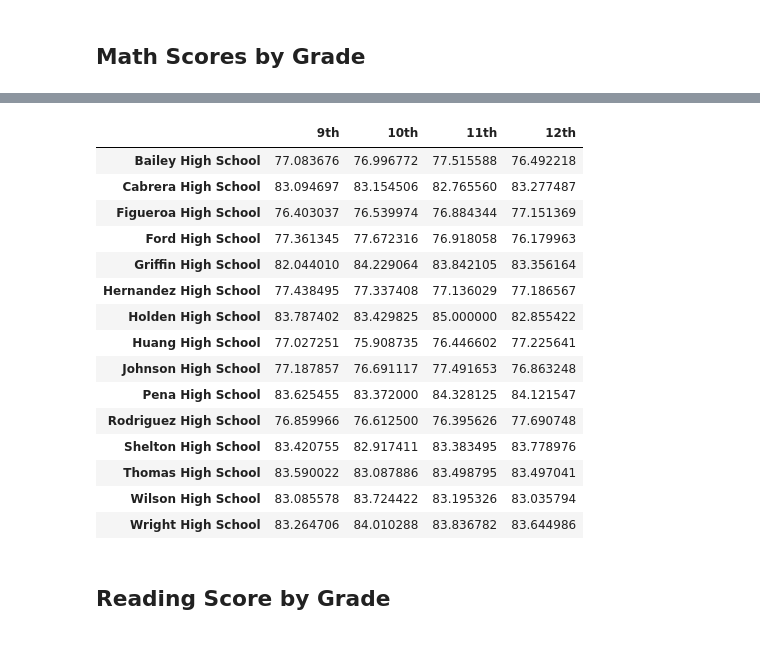
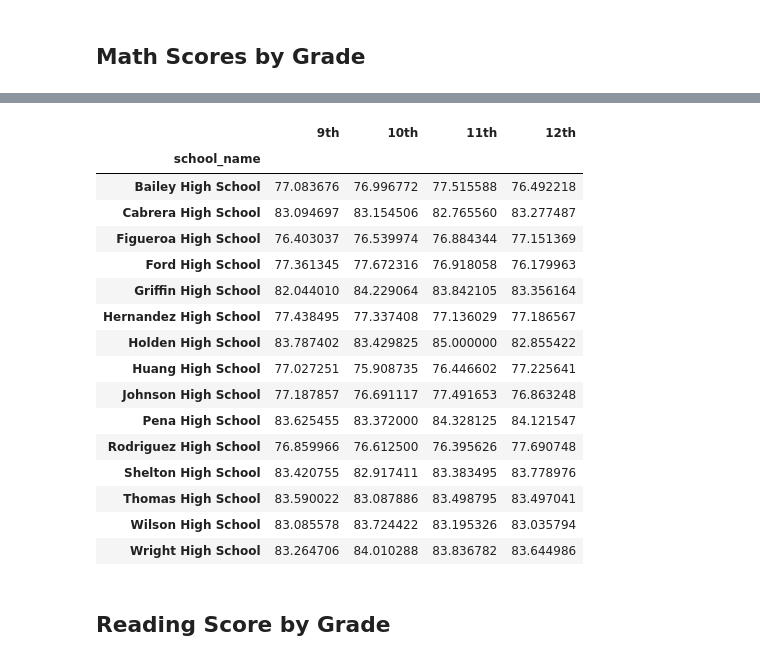
Before and after one commit to tongchenhe/pandas-challenge, a Jupyter notebook: PyCitySchools/PyCitySchools.ipynb, the cells around one changed output, grey strips where cells are left out. Cells and saved outputs as stored; diff of their text form; code cells hidden in the pictures.

```diff
--- a/PyCitySchools/PyCitySchools.ipynb
+++ b/PyCitySchools/PyCitySchools.ipynb
@@ -183,24 +133,24 @@ bottom_schools.head()
 # %%
 # get each grade's math score and group them by school name
 math_9th = school_data_complete.loc[school_data_complete['grade']=='9th',['school_name','math_score']].groupby('school_name').mean()
 math_10th = school_data_complete.loc[school_data_complete['grade']=='10th',['school_name','math_score']].groupby('school_name').mean()
 math_11th = school_data_complete.loc[school_data_complete['grade']=='11th',['school_name','math_score']].groupby('school_name').mean()
 math_12th = school_data_complete.loc[school_data_complete['grade']=='12th',['school_name','math_score']].groupby('school_name').mean()
 
 #combine the grouped data into a new dataframe
 math_by_grade = pd.DataFrame({
     '9th':math_9th['math_score'],
     '10th':math_10th['math_score'],
     '11th':math_11th['math_score'],
     '12th':math_12th['math_score'],
 })
 
-# remove the index name of the dataframe
-math_by_grade.index.name=None
+
 
 math_by_grade
 # %% [output]
 |  | 9th | 10th | 11th | 12th |
+| school_name |  |  |  |  |
 | Bailey High School | 77.083676 | 76.996772 | 77.515588 | 76.492218 |
 | Cabrera High School | 83.094697 | 83.154506 | 82.765560 | 83.277487 |
 | Figueroa High School | 76.403037 | 76.539974 | 76.884344 | 77.151369 |
```
Also changed, not shown: parts of 13 cells of this notebook.
